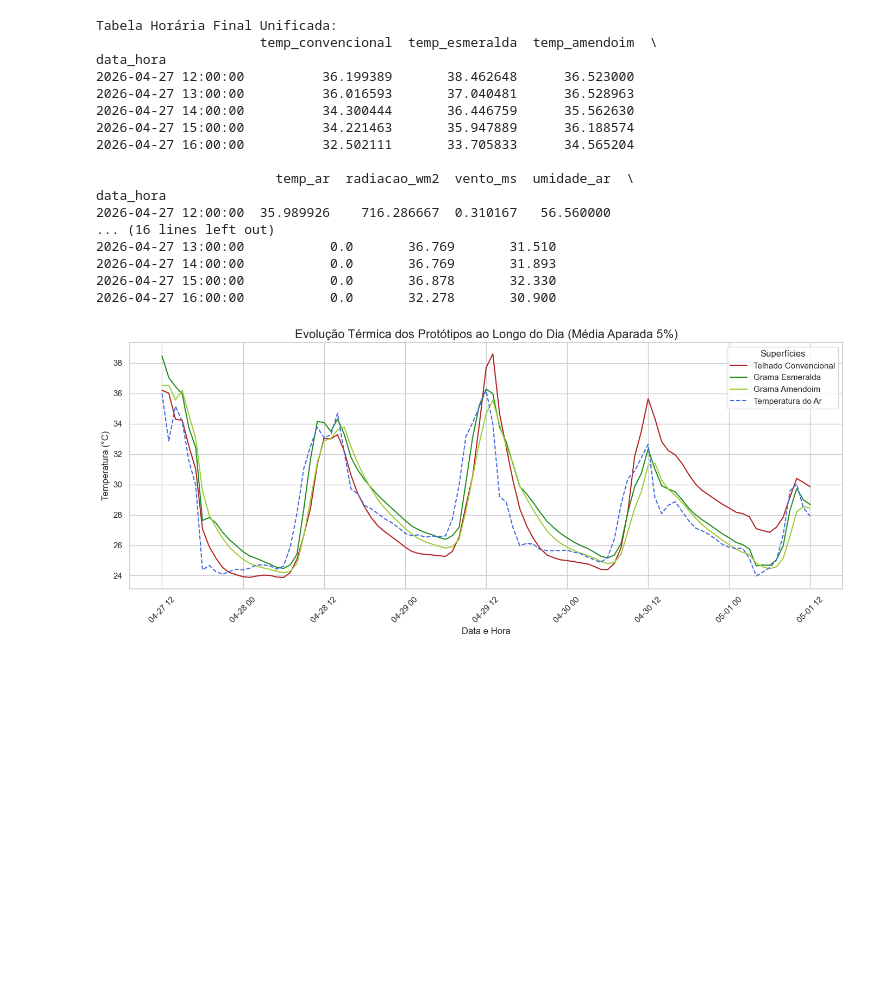
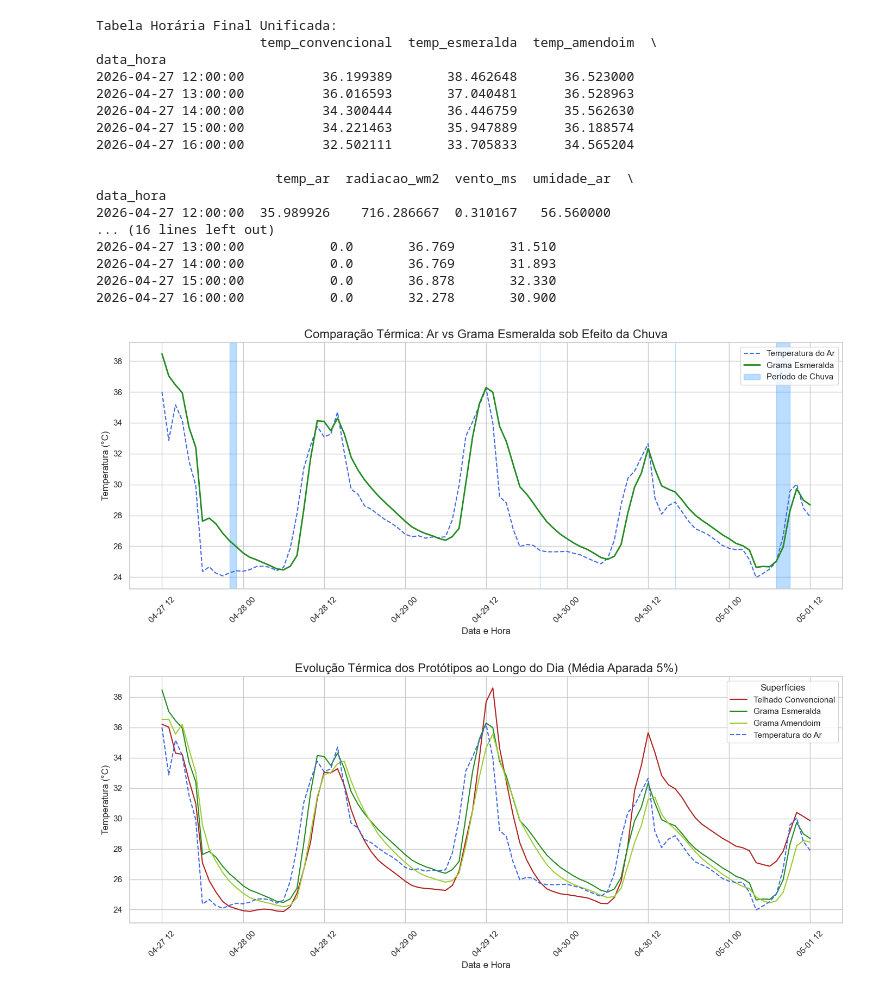
Before and after one commit to alexandreCruz25/Analise-do-MicroClima-de-Manaus, a Jupyter notebook: Dados da análise/Códigos.ipynb, the cells around one changed output. Cells and saved outputs as stored; diff of their text form; code cells hidden in the pictures; blank space fills up the shorter version.

Commit message:
Adionando gráficos de temperatura individualmente por solo estudado

```diff
--- a/Dados da análise/Códigos.ipynb
+++ b/Dados da análise/Códigos.ipynb
@@ -266,6 +266,41 @@ data_hora
 2026-04-27 14:00:00           0.0       36.769       31.893
 2026-04-27 15:00:00           0.0       36.878       32.330
 2026-04-27 16:00:00           0.0       32.278       30.900
+# %%
+sns.set_theme(style="whitegrid")
+fig, ax = plt.subplots(figsize=(14, 6))
+
+# 2. Desenhando as duas linhas de temperatura
+sns.lineplot(data=df_horario_final, x=df_horario_final.index, y='temp_ar',
+             label='Temperatura do Ar', color='royalblue', linestyle='--', ax=ax)
+
+sns.lineplot(data=df_horario_final, x=df_horario_final.index, y='temp_esmeralda',
+             label='Grama Esmeralda', color='forestgreen', linewidth=2, ax=ax)
+
+# 3. A MÁGICA DO SOMBREAMENTO DA CHUVA
+# Pinta o fundo de cima a baixo onde a coluna 'chuva_mm_sum' for maior que zero
+ax.fill_between(
+    df_horario_final.index,
+    0, 1,
+    where=(df_horario_final['chuva_mm_sum'] > 0),
+    transform=ax.get_xaxis_transform(),
+    color='dodgerblue',
+    alpha=0.3,
+    label='Período de Chuva'
+)
+
+# 4. Ajustes visuais (Títulos e Eixos)
+ax.set_title('Comparação Térmica: Ar vs Grama Esmeralda sob Efeito da Chuva', fontsize=16)
+ax.set_xlabel('Data e Hora', fontsize=12)
+ax.set_ylabel('Temperatura (°C)', fontsize=12)
+plt.xticks(rotation=45)
+
+# 5. Organizando a legenda e exibindo
+ax.legend(loc='upper right', frameon=True)
+plt.tight_layout()
+plt.show()
+# %% [output]
+[figure, added]
 # %%
 sns.set_theme(style="whitegrid")
 plt.figure(figsize=(14, 6))
```
